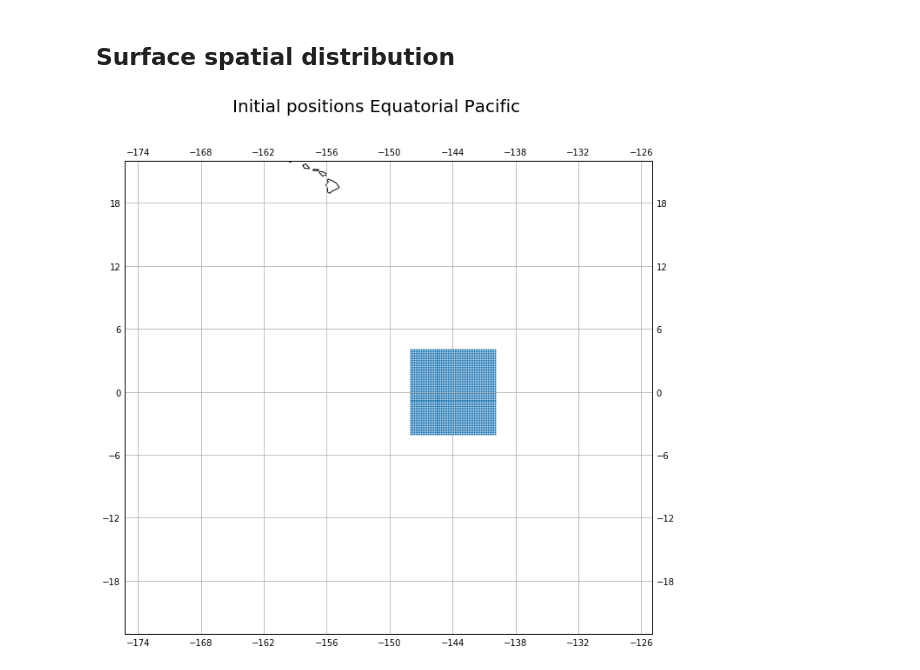
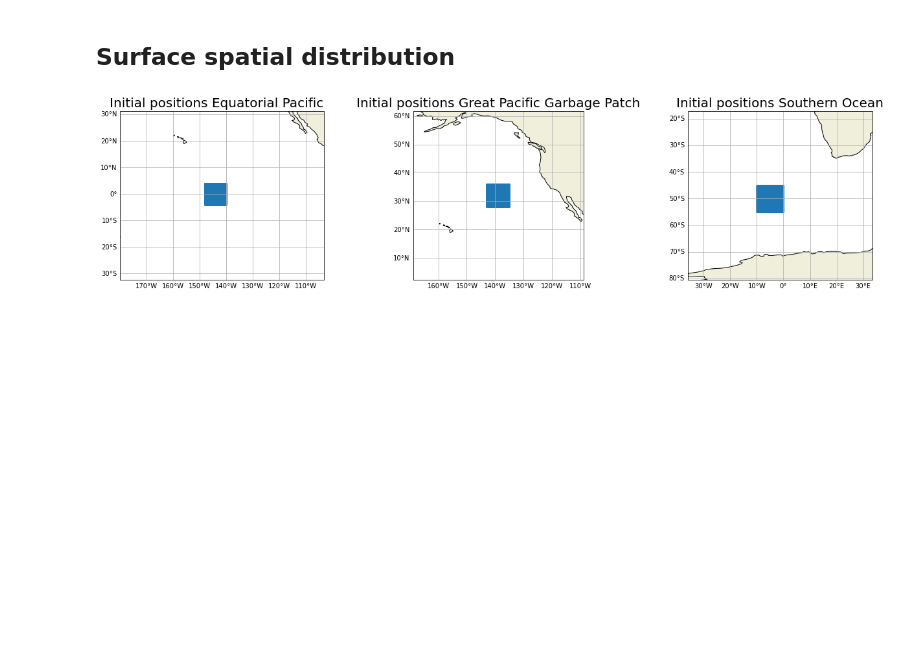
Before and after one commit to OceanParcels/biofouling_3dtransport_2, a Jupyter notebook: Analysis/Locations.ipynb, the cells around one changed output. Saved outputs shown, nothing was run; the diff lists cells and outputs as text; code cells hidden in the pictures; blank space fills up the shorter version.

Commit message:
Add Cozar particle size classes and different region simulations

```diff
--- a/Analysis/Locations.ipynb
+++ b/Analysis/Locations.ipynb
@@ -9,29 +11,43 @@ import cartopy.crs as ccrs
 datadir = '/scratch/rfischer/Kooi_data/data_output/'
 # %%
 regions = {'EqPac': 'Equatorial Pacific',
-           'GPGP': 'Great Pacific Garbage Patch'}
+           'GPGP': 'Great Pacific Garbage Patch',
+           'SO': 'Southern Ocean'}
 # %%
-region = 'EqPac'
-mortality = 0.5              # [d-1]
+region = ['EqPac','GPGP', 'SO']
+mortality = 0.39              # [d-1]
 runtime = 20                  # [days]
-dt = 30                       # [seconds]
+dt = 60                       # [seconds]
 outputdt = 12                 # [hours]
 mixing = 'no'
 # %%
-ds = xr.open_dataset(datadir+'regional_'+region+'_bfadv_Jan_2004_0'+str(mortality)[2:]+'mort_'+mixing+'mixing_'+str(runtime)+'days_'+str(dt)+'dtsecs_'+str(outputdt)+'hrsoutdt.nc')
+ds_0 = xr.open_dataset(datadir+'regional_'+region[0]+'_bfadv_Jan_2004_0'+str(mortality)[2:]+'mort_'+mixing+'mixing_'+str(runtime)+'days_'+str(dt)+'dtsecs_'+str(outputdt)+'hrsoutdt.nc')
+ds_1 = xr.open_dataset(datadir+'regional_'+region[1]+'_bfadv_Jan_2004_0'+str(mortality)[2:]+'mort_'+mixing+'mixing_'+str(runtime)+'days_'+str(dt)+'dtsecs_'+str(outputdt)+'hrsoutdt.nc')
+ds_2 = xr.open_dataset(datadir+'regional_'+region[2]+'_bfadv_Jan_2004_0'+str(mortality)[2:]+'mort_'+mixing+'mixing_'+str(runtime)+'days_'+str(dt)+'dtsecs_'+str(outputdt)+'hrsoutdt.nc')
+# %%
+dslist = [ds_0, ds_1, ds_2]
 # %%
-fig = plt.figure(figsize=(15,10))
-fig.suptitle('Initial positions '+ regions[region], fontsize=20)
+fig = plt.figure(figsize=(18,4), constrained_layout=True)
 
-ax = plt.axes(projection=ccrs.PlateCarree())
+gs = gridspec.GridSpec(ncols=3, nrows=1, figure=fig)
+ax1 = fig.add_subplot(gs[0, 0],projection=ccrs.PlateCarree())
+ax2 = fig.add_subplot(gs[0, 1],projection=ccrs.PlateCarree())
+ax3 = fig.add_subplot(gs[0, 2],projection=ccrs.PlateCarree())
+axes = [ax1, ax2, ax3]
 
-ax.scatter(ds['lon'][:,0],ds['lat'][:,0],s=1)
-ax.coastlines()
-ax.gridlines(draw_labels=True)
+for i, ax in enumerate(axes):
+    ax.set_title('Initial positions '+ regions[region[i]], fontsize=20)
+    ax.scatter(dslist[i]['lon'][:,0],dslist[i]['lat'][:,0],s=1)
+    ax.coastlines()
+    ax.add_feature(cfeature.LAND)
 
-ax.set_ylim(np.min(ds['lat'])-15,np.max(ds['lat'])+15)
-ax.set_xlim(np.min(ds['lon'])-15,np.max(ds['lon'])+15)
+    gl = ax.gridlines(draw_labels=True)
+    gl.top_labels = False
+    gl.right_labels = False
+
+    ax.set_ylim(np.min(dslist[i]['lat'])-25,np.max(dslist[i]['lat'])+25)
+    ax.set_xlim(np.min(dslist[i]['lon'])-25,np.max(dslist[i]['lon'])+25)
 plt.show()
 # %% [output]
-[figure, old version]
+[figure, new version]
 # %%
```
Also changed, not shown: parts of 3 cells of this notebook, 4 other files.
